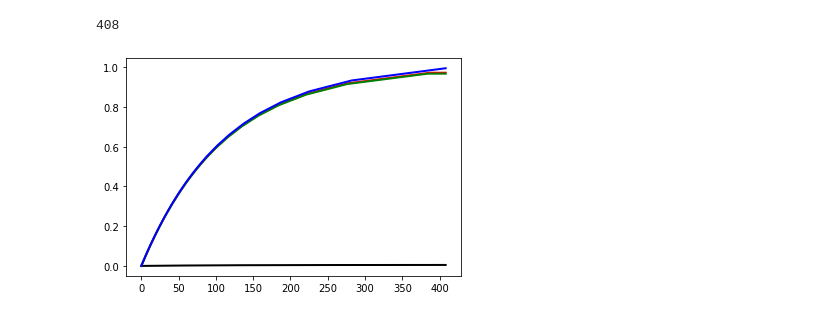
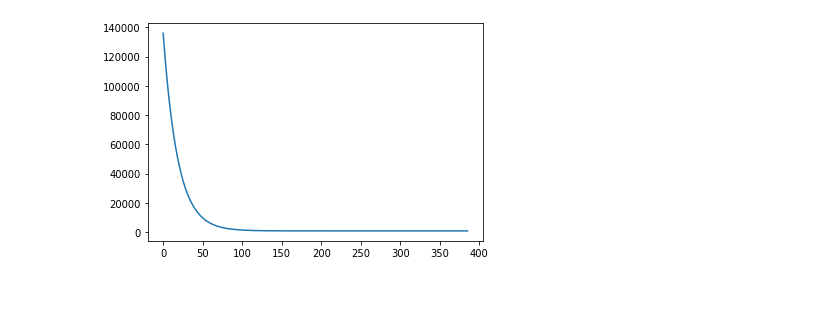
Before and after one commit to CJavaPython/AssignmentFolder, a Jupyter notebook: Assignment04/Assignment04.ipynb, the cells around one changed output. Cells and saved outputs as stored; diff of their text form; code cells hidden in the pictures.

Commit message:
error occur

```diff
--- a/Assignment04/Assignment04.ipynb
+++ b/Assignment04/Assignment04.ipynb
@@ -193,73 +136,5 @@ plt.show()
-# %%
-t0_list = []
-t1_list = []
-t2_list = []
-t3_list = []
-
-i = 0
-
-#training error
-J_tr = []
-#testing error
-J_ts = []
-
-X = np.transpose(train_data)[1]
-Y = np.transpose(train_data)[2]
-Z = np.transpose(train_data)[3]
-
-t0 = 0.0
-t1 = 0.0
-t2 = 0.0
-t3 = 0.0
-
-theta = np.array([t0, t1, t2, t3], dtype = np.float16)
-
-#step size
-learning_rate = 0.0000001
-
-
-while 1:
-
-    h = np.dot(train_data,theta.T) - train_h
-    J = np.mean(h ** 2) / 2
-    J_tr.append(J)
-
-    t0 = theta[0]
-    t1 = theta[1]
-    t2 = theta[2]
-    t3 = theta[3]
-
-    t0_list.append(t0)
-    t1_list.append(t1)
-    t2_list.append(t2)
-    t3_list.append(t3)
-
-    theta[0] -= np.mean(h) * learning_rate
-    theta[1] -= np.mean(h * X) * learning_rate
-    theta[2] -= np.mean(h * Y) * learning_rate
-    theta[3] -= np.mean(h * Z) * learning_rate
-
-    if t0 == theta[0] and t1 == theta[1] and t2 == theta[2] and t3 == theta[3]: #when values are convergence break
-        break
-    i += 1
-
-    if i % 100000 == 0:
-        print(t0, t1, t2, t3)
-    if i > 1000000:
-        break
-
-
-print(i)
-t0_line = plt.plot(t0_list)
-t1_line = plt.plot(t1_list)
-t2_line = plt.plot(t2_list)
-t3_line = plt.plot(t3_list)
-
-plt.setp(t0_line, color = 'k', linewidth = 2.0)
-plt.setp(t1_line, color = 'r', linewidth = 2.0)
-plt.setp(t2_line, color = 'g', linewidth = 2.0)
-plt.setp(t3_line, color = 'b', linewidth = 2.0)
-plt.show()
-# %% [output]
-408
-[figure, removed]
+# %%
+plt.plot(J_tr)
+plt.show()
+# %% [output]
+[figure, added]
```
Also changed, not shown: parts of 5 cells of this notebook.
